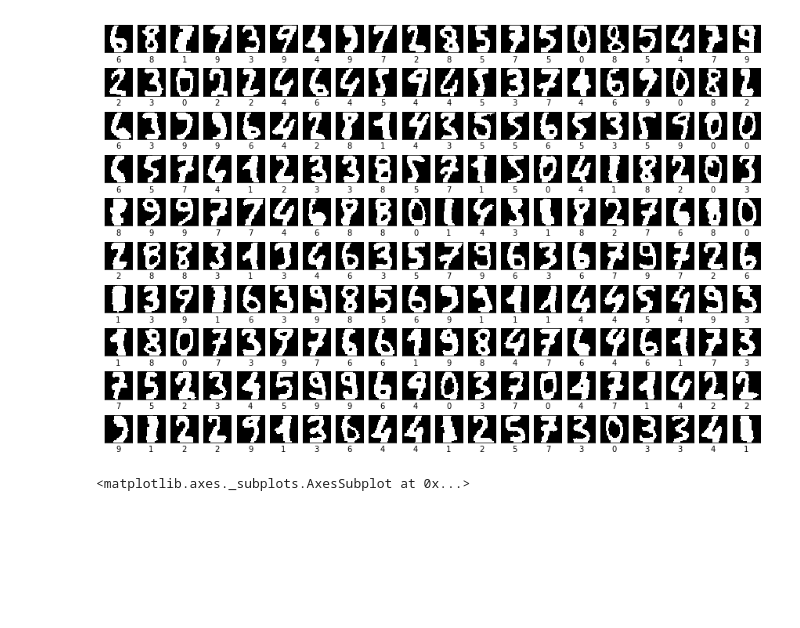
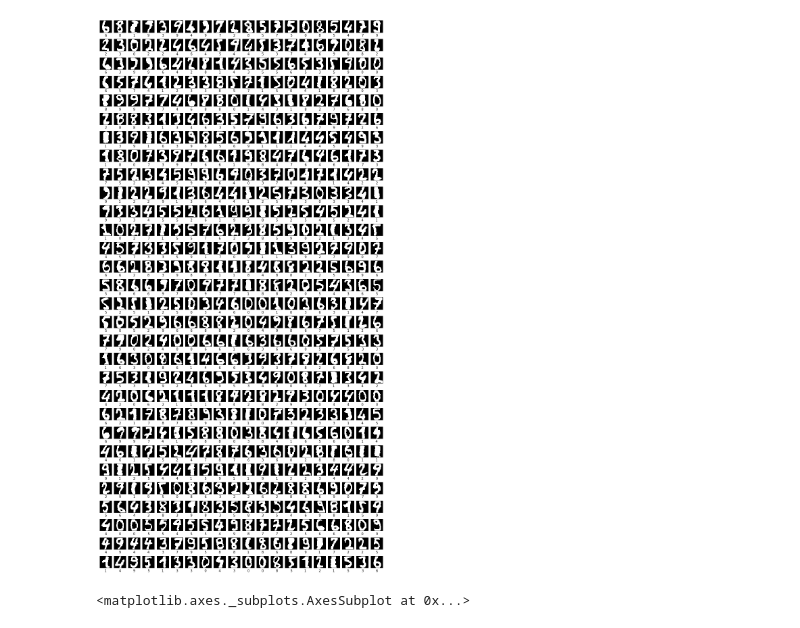
Before and after one commit to jsmienk/IML, a Jupyter notebook: notebooks/feature_extraction.ipynb, the cells around one changed output. Saved outputs shown, nothing was run; the diff lists cells and outputs as text; code cells hidden in the pictures; blank space fills up the shorter version.

Commit message:
Dataset creation.

```diff
--- a/notebooks/feature_extraction.ipynb
+++ b/notebooks/feature_extraction.ipynb
@@ -55,7 +55,15 @@ for img in images:
     )
 # %%
 # EXAMPLE IMAGES
-images_soft[0][1].save(disp)
-images_soft[1][1].save(disp)
-images_soft[2][1].save(disp)
+# images_soft[0][1].save(disp)
+# images_soft[1][1].save(disp)
+# images_soft[2][1].save(disp)
+
+img = Image('../dataset-images/4686.png')#images[0][1]
+img.save(disp)
+img.binarize().save(disp)
+img.binarize().erode().save(disp)
+img.binarize().dilate().save(disp)
+img.binarize().erode().dilate().save(disp)
+img.binarize().dilate().erode().save(disp)
 # %% [output]
@@ -71,18 +82,21 @@ for img in images_soft:
 # digits = sorted(digits)
 # %%
 # PLOTTING IMAGES AND THEIR LABELS
-PLOT_SIZE = 200
+PLOT_SIZE = 600
 ROW_WIDTH = 20
 plt.figure(figsize=(15, PLOT_SIZE / ROW_WIDTH))
 for i in range(PLOT_SIZE):
     plt.subplot(PLOT_SIZE / ROW_WIDTH, ROW_WIDTH, i + 1)
     plt.xticks([])
     plt.yticks([])
     plt.grid(False)
     plt.xlabel(digits[i][0])
     plt.imshow(digits[i][1].getNumpy(), cmap=plt.cm.binary)
+
+# Save sample to an image
+plt.savefig('digits_sample', dpi=200, bbox_inches='tight')
 # %% [output]
-[figure, old version]
+[figure, new version]
 # %%
 # CREATE DATAFRAME FROM DIGITS
 data = pd.DataFrame(digits, columns=['digit', 'image'])
```
Also changed, not shown: parts of 4 cells of this notebook, 4 other files.
